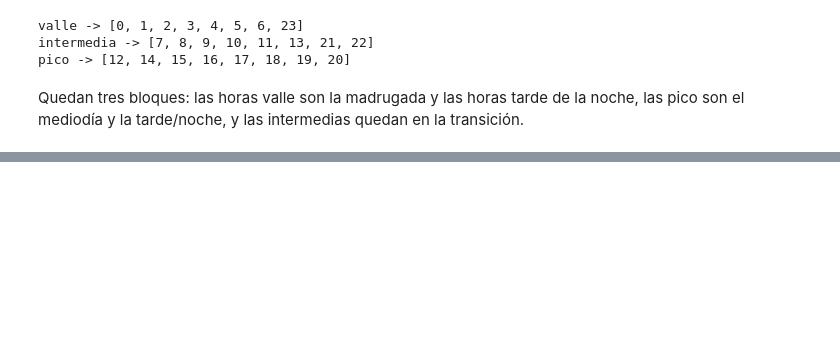
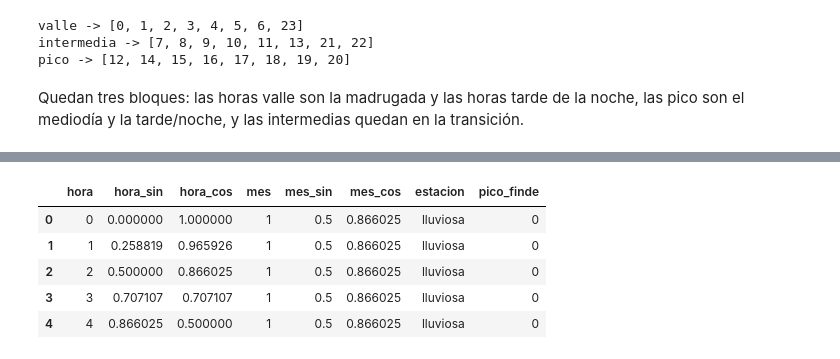
Before and after one commit to robroab/Proyecto_1_Statistical_Learning, a Jupyter notebook: proyecto1.ipynb, the cells around one changed output, grey strips where cells are left out. Drawn from its saved outputs; the diff is of its cells as text; code cells hidden in the pictures; blank space fills up the shorter version.

```diff
--- a/proyecto1.ipynb
+++ b/proyecto1.ipynb
@@ -394,0 +409,21 @@ Quedan tres bloques: las horas valle son la madrugada y las horas tarde de la no
+# %%
+df["hora_sin"] = np.sin(2*np.pi*df["hora"]/24)
+df["hora_cos"] = np.cos(2*np.pi*df["hora"]/24)
+df["mes_sin"]  = np.sin(2*np.pi*df["mes"]/12)
+df["mes_cos"]  = np.cos(2*np.pi*df["mes"]/12)
+
+df["estacion"] = np.where(df["mes"].between(3, 6), "seca", "lluviosa")
+
+df["pico_finde"] = ((df["finde"]) & (df["hora"].between(11, 21))).astype(int)
+
+train = df[df["anio"] < 2025].copy()
+test_2025 = df[df["anio"] == 2025].copy()
+
+df[["hora", "hora_sin", "hora_cos", "mes", "mes_sin", "mes_cos", "estacion", "pico_finde"]].head()
+# %% [output]
+|  | hora | hora_sin | hora_cos | mes | mes_sin | mes_cos | estacion | pico_finde |
+| 0 | 0 | 0.000000 | 1.000000 | 1 | 0.5 | 0.866025 | lluviosa | 0 |
+| 1 | 1 | 0.258819 | 0.965926 | 1 | 0.5 | 0.866025 | lluviosa | 0 |
+| 2 | 2 | 0.500000 | 0.866025 | 1 | 0.5 | 0.866025 | lluviosa | 0 |
+| 3 | 3 | 0.707107 | 0.707107 | 1 | 0.5 | 0.866025 | lluviosa | 0 |
+| 4 | 4 | 0.866025 | 0.500000 | 1 | 0.5 | 0.866025 | lluviosa | 0 |
```
Also changed, not shown: parts of 19 cells of this notebook.
